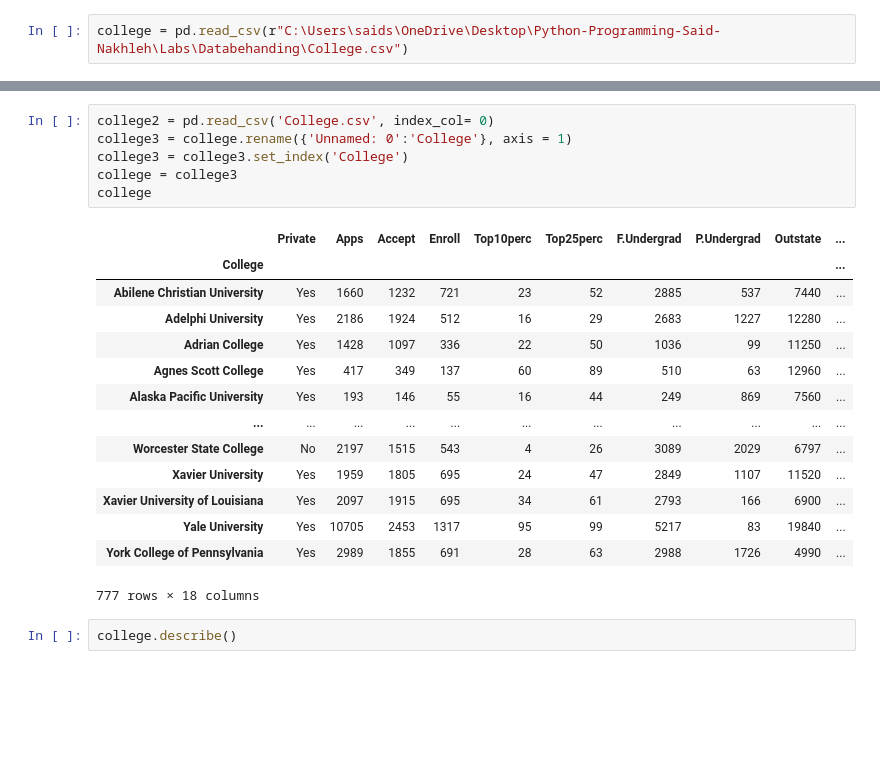
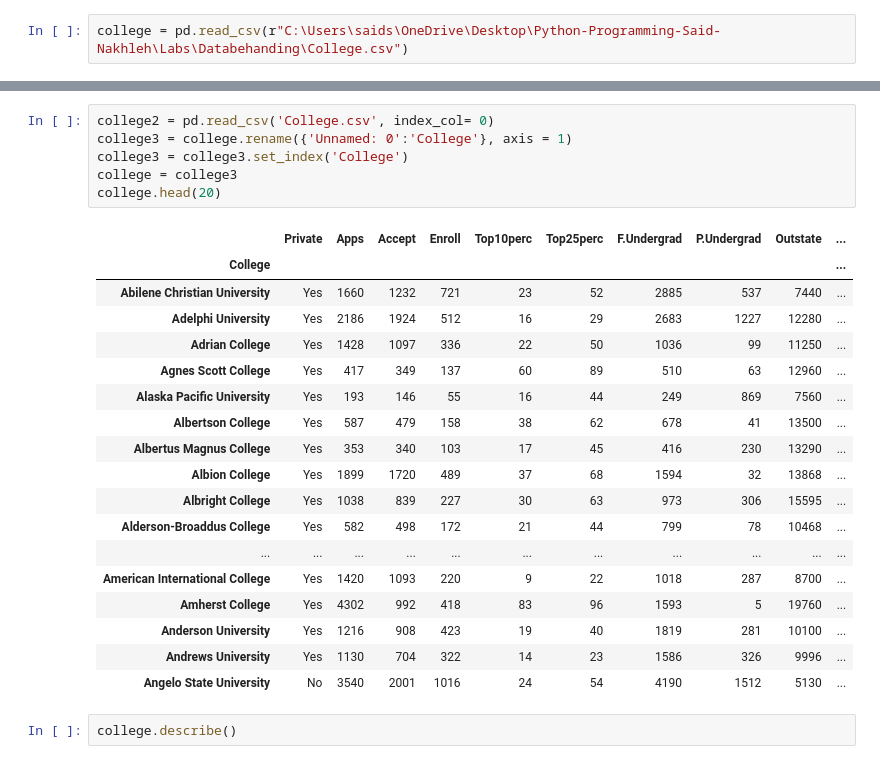
Before and after one commit to Said9633/Python-Programming-Said-Nakhleh, a Jupyter notebook: Labs/Databehanding/Laboration_Databehandling.ipynb, the cells around one changed output, grey strips where cells are left out. Cells and saved outputs as stored; diff of their text form; blank space fills up the shorter version.

```diff
--- a/Labs/Databehanding/Laboration_Databehandling.ipynb
+++ b/Labs/Databehanding/Laboration_Databehandling.ipynb
@@ -25,24 +44,28 @@ college
 # %%
 college2 = pd.read_csv('College.csv', index_col= 0)
 college3 = college.rename({'Unnamed: 0':'College'}, axis = 1)
 college3 = college3.set_index('College')
 college = college3
-college
+college.head(20)
 # %% [output]
 |  | Private | Apps | Accept | Enroll | Top10perc | Top25perc | F.Undergrad | P.Undergrad | Outstate | ... |
 | College |  |  |  |  |  |  |  |  |  | ... |
 | Abilene Christian University | Yes | 1660 | 1232 | 721 | 23 | 52 | 2885 | 537 | 7440 | ... |
 | Adelphi University | Yes | 2186 | 1924 | 512 | 16 | 29 | 2683 | 1227 | 12280 | ... |
 | Adrian College | Yes | 1428 | 1097 | 336 | 22 | 50 | 1036 | 99 | 11250 | ... |
 | Agnes Scott College | Yes | 417 | 349 | 137 | 60 | 89 | 510 | 63 | 12960 | ... |
 | Alaska Pacific University | Yes | 193 | 146 | 55 | 16 | 44 | 249 | 869 | 7560 | ... |
+| Albertson College | Yes | 587 | 479 | 158 | 38 | 62 | 678 | 41 | 13500 | ... |
+| Albertus Magnus College | Yes | 353 | 340 | 103 | 17 | 45 | 416 | 230 | 13290 | ... |
+| Albion College | Yes | 1899 | 1720 | 489 | 37 | 68 | 1594 | 32 | 13868 | ... |
+| Albright College | Yes | 1038 | 839 | 227 | 30 | 63 | 973 | 306 | 15595 | ... |
+| Alderson-Broaddus College | Yes | 582 | 498 | 172 | 21 | 44 | 799 | 78 | 10468 | ... |
 | ... | ... | ... | ... | ... | ... | ... | ... | ... | ... | ... |
-| Worcester State College | No | 2197 | 1515 | 543 | 4 | 26 | 3089 | 2029 | 6797 | ... |
-| Xavier University | Yes | 1959 | 1805 | 695 | 24 | 47 | 2849 | 1107 | 11520 | ... |
-| Xavier University of Louisiana | Yes | 2097 | 1915 | 695 | 34 | 61 | 2793 | 166 | 6900 | ... |
-| Yale University | Yes | 10705 | 2453 | 1317 | 95 | 99 | 5217 | 83 | 19840 | ... |
-| York College of Pennsylvania | Yes | 2989 | 1855 | 691 | 28 | 63 | 2988 | 1726 | 4990 | ... |
+| American International College | Yes | 1420 | 1093 | 220 | 9 | 22 | 1018 | 287 | 8700 | ... |
+| Amherst College | Yes | 4302 | 992 | 418 | 83 | 96 | 1593 | 5 | 19760 | ... |
+| Anderson University | Yes | 1216 | 908 | 423 | 19 | 40 | 1819 | 281 | 10100 | ... |
+| Andrews University | Yes | 1130 | 704 | 322 | 14 | 23 | 1586 | 326 | 9996 | ... |
+| Angelo State University | No | 3540 | 2001 | 1016 | 24 | 54 | 4190 | 1512 | 5130 | ... |
-777 rows × 18 columns
 # %%
 college.describe()
 # %% [output]
```
Also changed, not shown: parts of 11 cells of this notebook.
